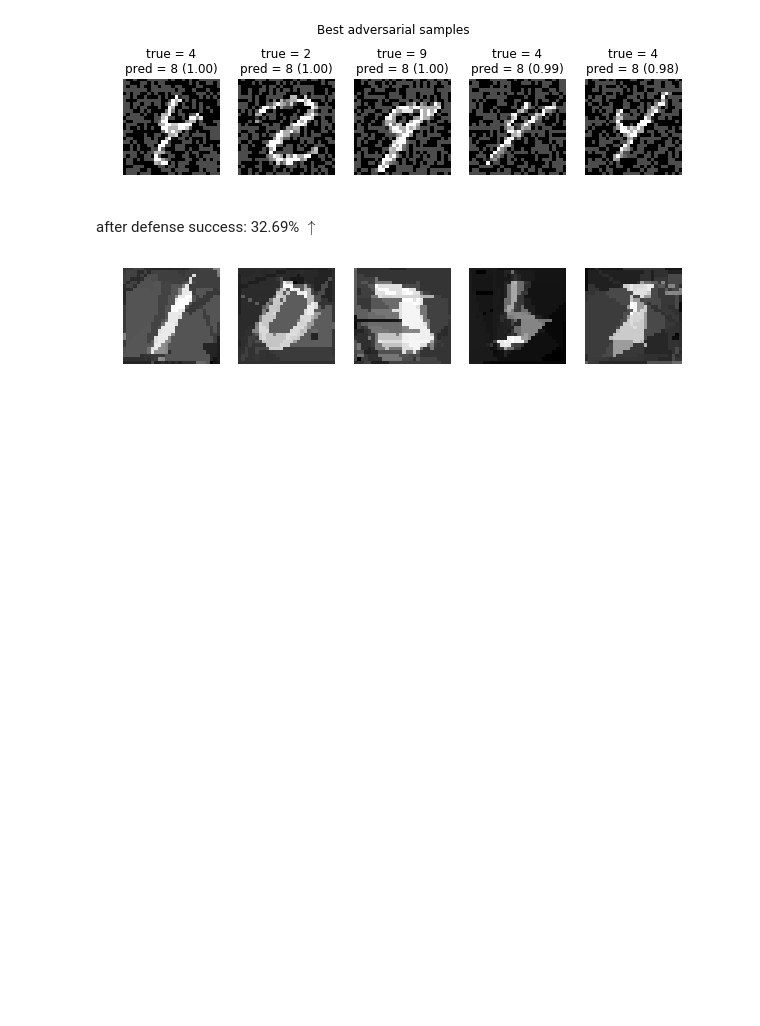
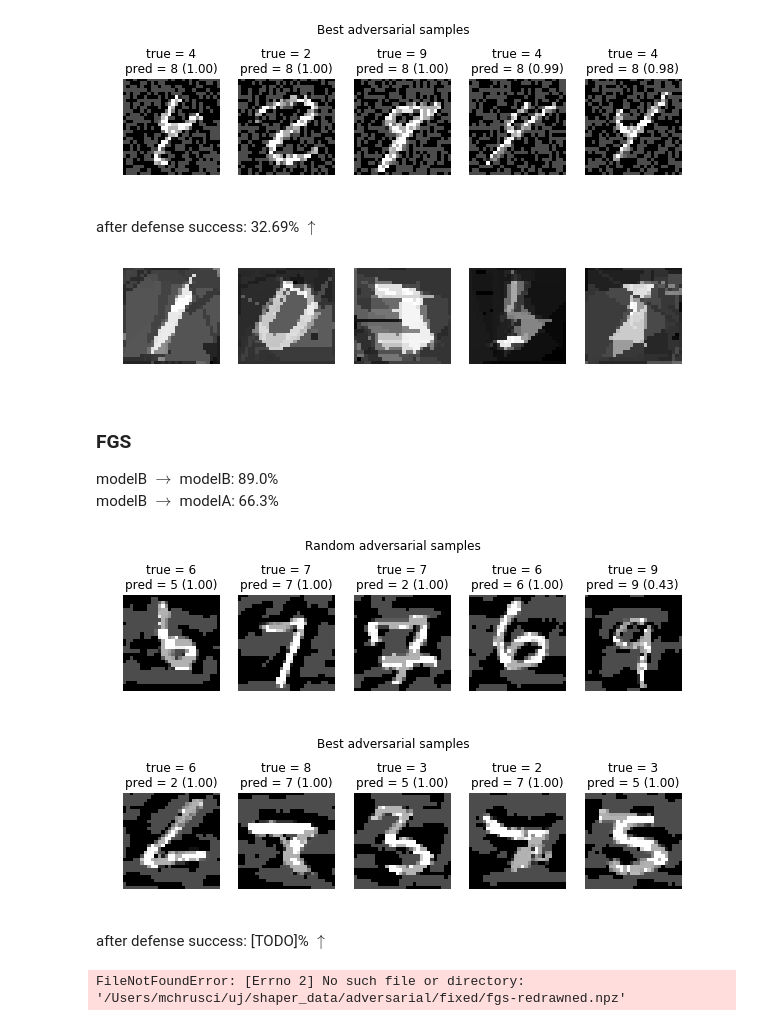
Before and after one commit to trejsu/shaper, a Jupyter notebook: experiments/notebook/adversarial.ipynb, the cells around one changed output. Cells and saved outputs as stored; diff of their text form; code cells hidden in the pictures; blank space fills up the shorter version.

Commit message:
Adversarial experiment notebook update

```diff
--- a/experiments/notebook/adversarial.ipynb
+++ b/experiments/notebook/adversarial.ipynb
@@ -181,3 +177,20 @@ after defense success: 32.69% $\uparrow$
 plot_drawing_defense('baseline-norm-linf-alpha-0.6-targeted-0-adv-samples.npz')
 # %% [output]
 [figure]
+# %% [markdown]
+### FGS
+modelB $\rightarrow$ modelB: 89.0%
+modelB $\rightarrow$ modelA: 66.3%
+# %%
+X, Y, pred, prob = load('fgs.npz')
+plot_random(X=X, Y=Y, pred=pred, prob=prob, targeted=False)
+plot_best(X=X, Y=Y, pred=pred, prob=prob, targeted=False)
+# %% [output]
+[figure, added]
+[figure, added]
+# %% [markdown]
+after defense success: [TODO]% $\uparrow$
+# %%
+plot_drawing_defense('fgs.npz')
+# %% [output]
+FileNotFoundError: [Errno 2] No such file or directory: '/Users/mchrusci/uj/shaper_data/adversarial/fixed/fgs-redrawned.npz'
```
Also changed, not shown: parts of 13 cells of this notebook, 24 other files.
